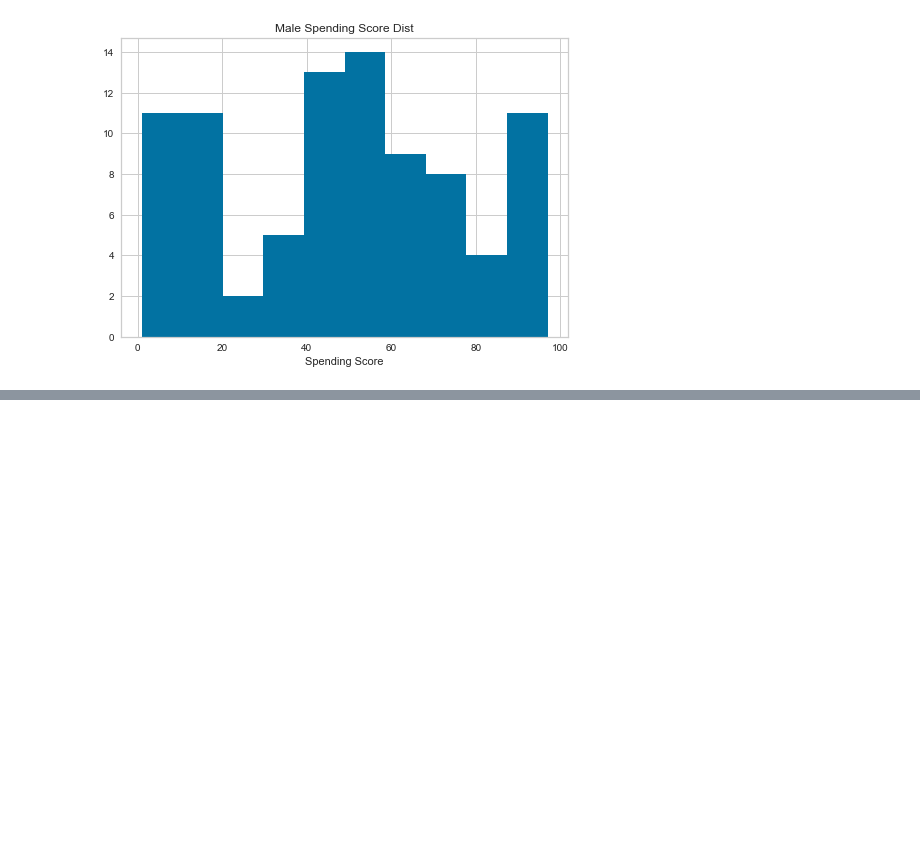
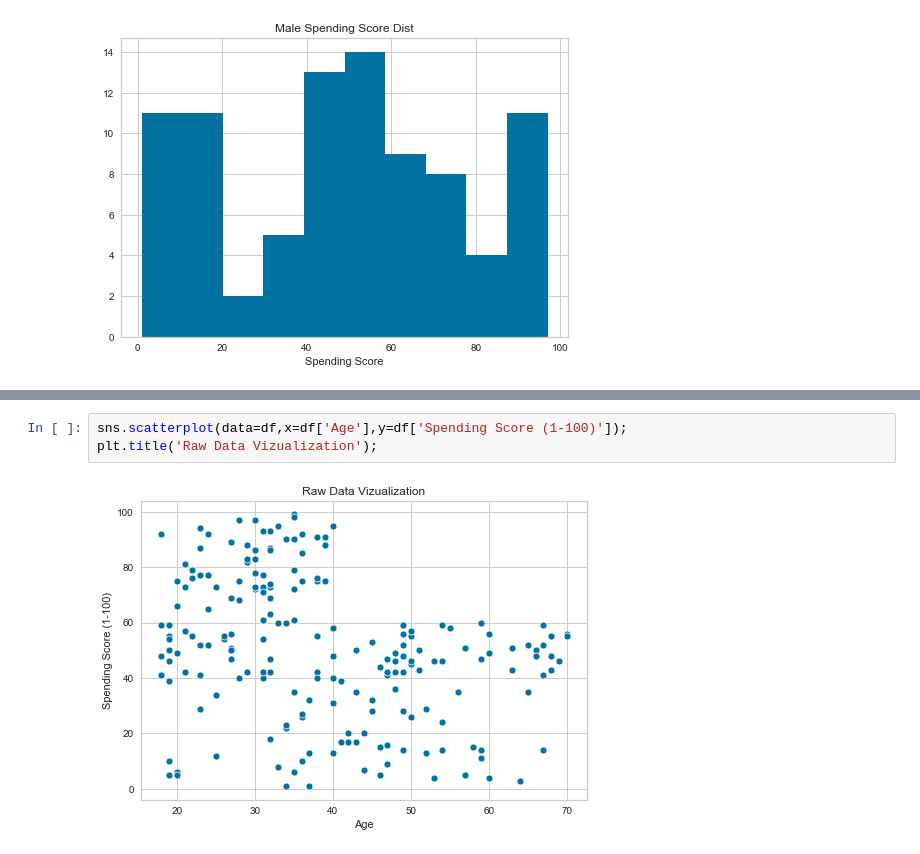
Before and after one commit to ipatel467/Customer-Segmentation, a Jupyter notebook: index.ipynb, the cells around one changed output, grey strips where cells are left out. Saved outputs shown, nothing was run; the diff lists cells and outputs as text; blank space fills up the shorter version.

```diff
--- a/index.ipynb
+++ b/index.ipynb
@@ -690,0 +723,5 @@ plt.xlabel('Spending Score');
+# %%
+sns.scatterplot(data=df,x=df['Age'],y=df['Spending Score (1-100)']);
+plt.title('Raw Data Vizualization');
+# %% [output]
+[figure, added]
```
Also changed, not shown: parts of 4 cells of this notebook.
